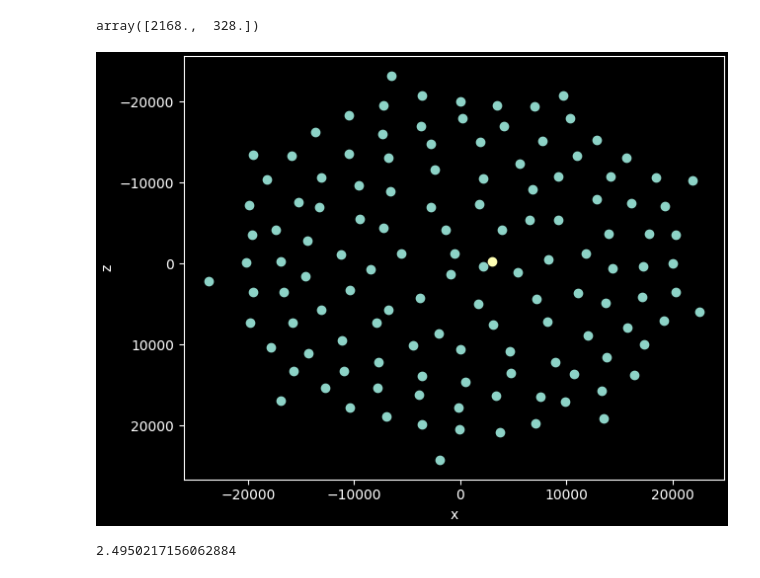
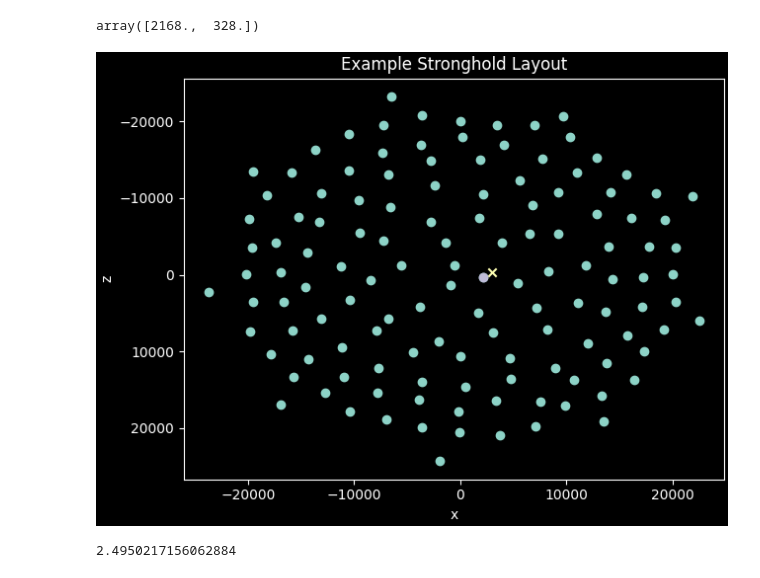
Before and after one commit to badooga/strongholds, a Jupyter notebook: stronghold.ipynb, the cells around one changed output. Cells and saved outputs as stored; diff of their text form; code cells hidden in the pictures.

```diff
--- a/stronghold.ipynb
+++ b/stronghold.ipynb
@@ -5,7 +5,7 @@ import numpy as np
 
 import matplotlib.pyplot as plt
 
-default_rng = np.random.default_rng(0)
+fixed_rng = np.random.fixed_rng(0)
 # %%
 @np.vectorize()
 def setup_xz_plot(ax):
@@ -40,7 +41,7 @@ flip_zaxis(ax1)
 # %%
 player = strongholds.rectpoint(3000, -300)
 
-all_strongholds = strongholds.generate_all(rng=default_rng)
+all_strongholds = strongholds.generate_all(rng=fixed_rng)
 
 target = strongholds.closest_stronghold(player, all_strongholds)
 strongholds.math.to_xz(target)
@@ -48,13 +49,15 @@ strongholds.math.to_xz(target)
 array([2168.,  328.])
 # %%
 fig2, ax2 = xz_subplots()
+ax2.set_title("Example Stronghold Layout")
 
 ax2.scatter(all_strongholds.real, all_strongholds.imag)
-ax2.scatter(player.real, player.imag)
+ax2.scatter(player.real, player.imag, marker="x")
+ax2.scatter(target.real, target.imag)
 
 flip_zaxis(ax2)
 # %% [output]
-[figure, old version]
+[figure, new version]
 # %%
 throw_angle = strongholds.math.angle(target - player)
 throw_angle
```
Also changed, not shown: parts of 4 cells of this notebook.
